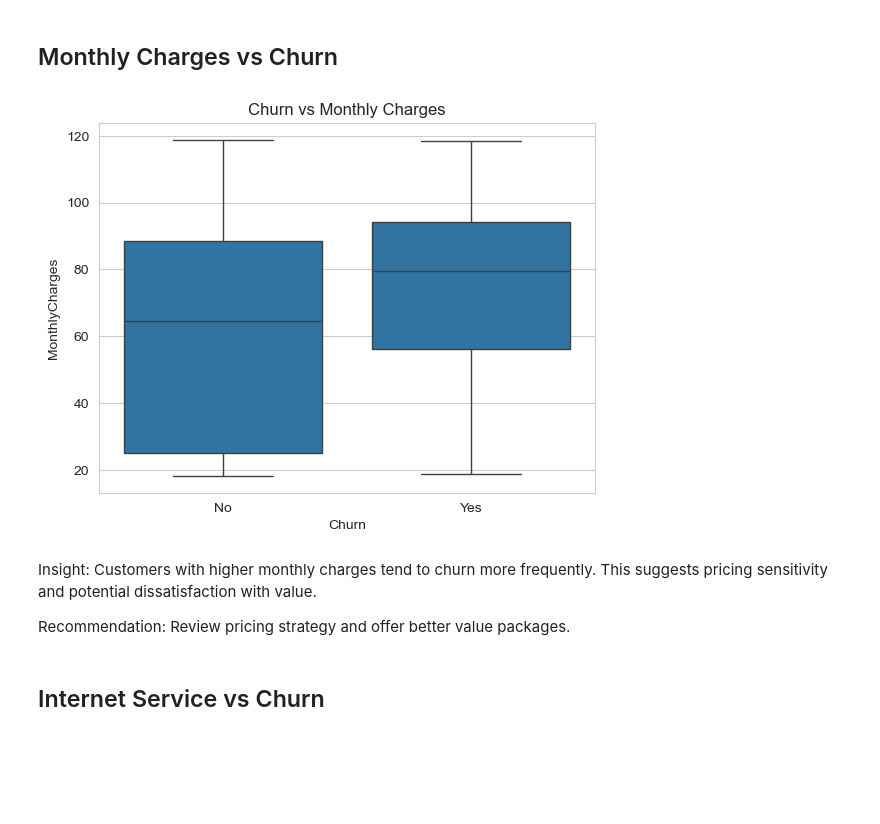
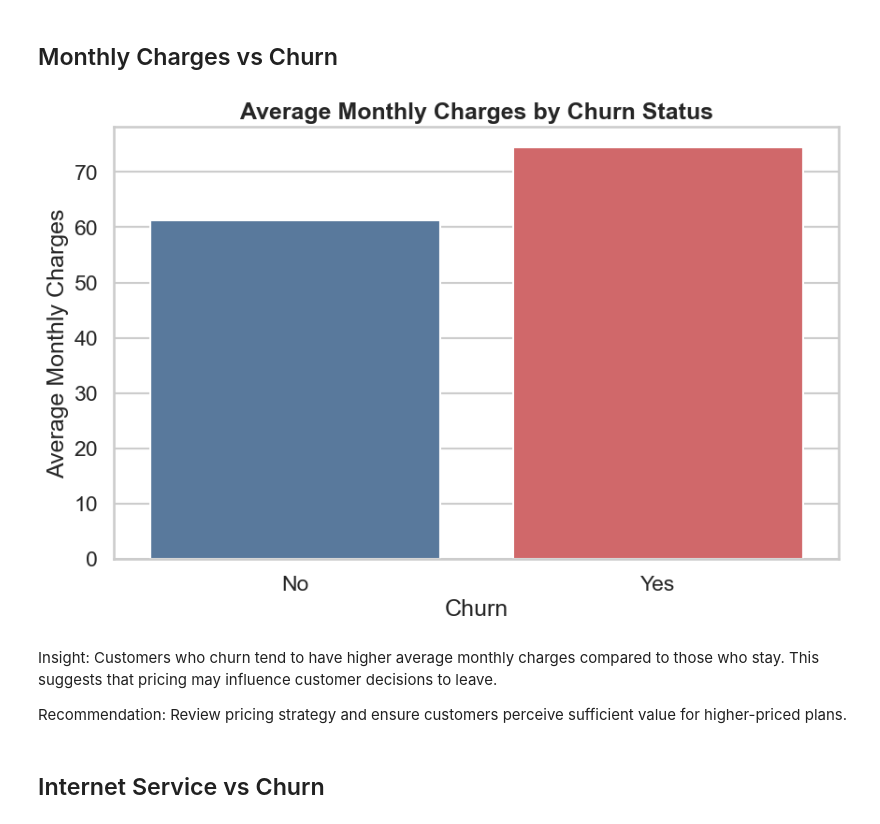
Before and after one commit to MonwabisiThebe/FUTURE_DS_02, a Jupyter notebook: TASK2.ipynb, the cells around one changed output. Cells and saved outputs as stored; diff of their text form; code cells hidden in the pictures; blank space fills up the shorter version.

```diff
--- a/TASK2.ipynb
+++ b/TASK2.ipynb
@@ -64,3 +66,11 @@ df.dropna(inplace=True)
+# %%
+sns.set_style("whitegrid")
+sns.set_context("talk")
+
+plt.rcParams['figure.figsize'] = (10, 6)
+
+# Consistent colors
+colors = {'Yes': '#E15759', 'No': '#4E79A7'}
 # %% [markdown]
 ## Churn Rate
 # %%
@@ -126,15 +178,28 @@ Recommendation: Improve onboarding and early engagement strategies.
 # %% [markdown]
 ## Monthly Charges vs Churn
 # %%
-sns.boxplot(data=df, x='Churn', y='MonthlyCharges')
-plt.title("Churn vs Monthly Charges")
+charges_avg = df.groupby('Churn')['MonthlyCharges'].mean().reset_index()
+
+sns.barplot(
+    data=charges_avg,
+    x='Churn',
+    y='MonthlyCharges',
+    hue='Churn',
+    palette=colors,
+    legend=False
+)
+
+plt.title("Average Monthly Charges by Churn Status", fontweight='bold')
+plt.xlabel("Churn")
+plt.ylabel("Average Monthly Charges")
+
 plt.show()
 # %% [output]
-[figure, old version]
+[figure, new version]
 # %% [markdown]
-Insight: Customers with higher monthly charges tend to churn more frequently. This suggests pricing sensitivity and potential dissatisfaction with value.
+Insight: Customers who churn tend to have higher average monthly charges compared to those who stay. This suggests that pricing may influence customer decisions to leave.
 
-Recommendation: Review pricing strategy and offer better value packages.
+Recommendation: Review pricing strategy and ensure customers perceive sufficient value for higher-priced plans.
 # %% [markdown]
 ## Internet Service vs Churn
 # %%
```
Also changed, not shown: parts of 13 cells of this notebook.
